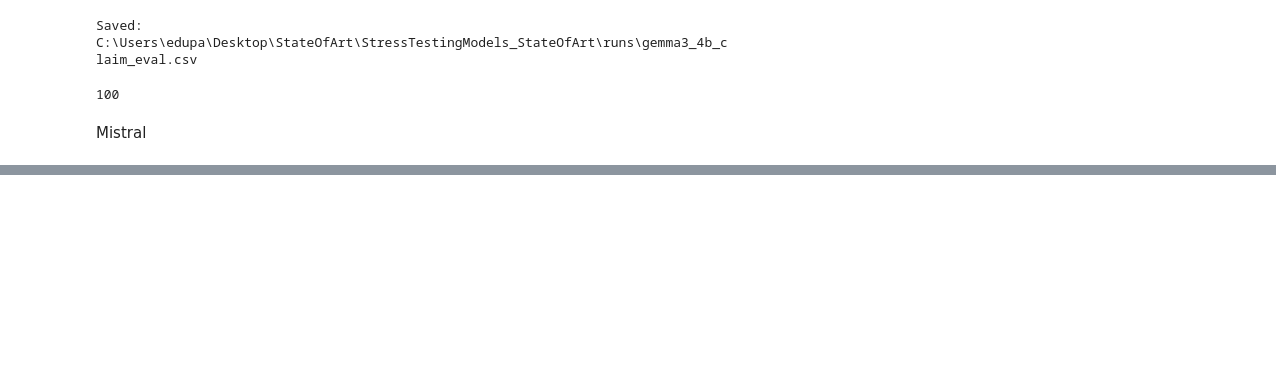
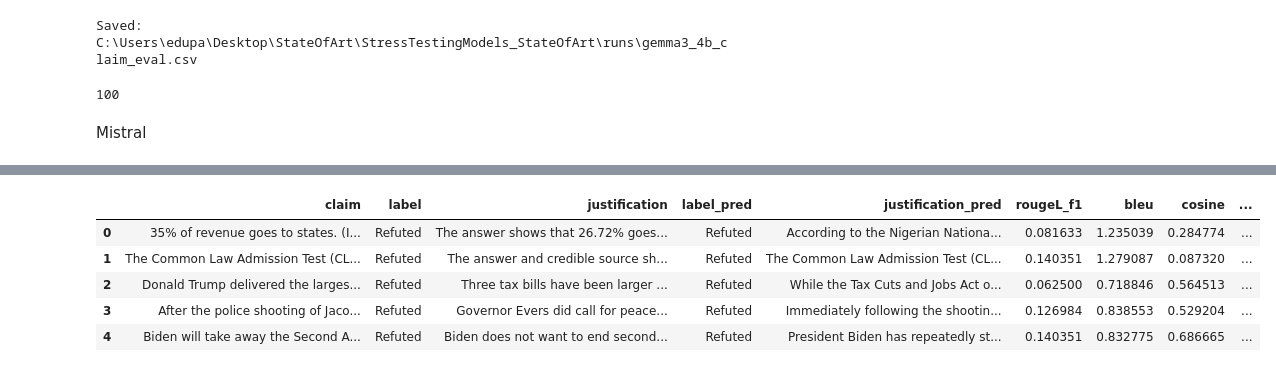
Before and after one commit to zammelRocks/StressTestingModels_StateOfArt, a Jupyter notebook: EvaluateDifferentModels.ipynb, the cells around one changed output, grey strips where cells are left out. Cells and saved outputs as stored; diff of their text form; code cells hidden in the pictures; blank space fills up the shorter version.

```diff
--- a/EvaluateDifferentModels.ipynb
+++ b/EvaluateDifferentModels.ipynb
@@ -170,7 +170,7 @@ def _extract_json_block(text: str):
     except Exception:
         return None
 
-def _exec(cmd, input_text=None, timeout=900):
+def _exec(cmd, input_text=None, timeout=9000):
     """Run a subprocess and capture output."""
     proc = subprocess.run(
         cmd,
@@ -181,7 +181,7 @@ def _exec(cmd, input_text=None, timeout=900):
     )
     return proc.returncode, (proc.stdout or ""), (proc.stderr or "")
 
-def ask_ollama(model: str, claim: str, system: str = INSTRUCTION, timeout: int = 900):
+def ask_ollama(model: str, claim: str, system: str = INSTRUCTION, timeout: int = 9000):
     """
     Use `ollama run` with multiple fallback styles to support older CLIs.
     Returns: (raw_text, label_pred, justification_pred)
@@ -453,0 +375,82 @@ Saved: C:\Users\edupa\Desktop\StateOfArt\StressTestingModels_StateOfArt\runs\mis
+# %%
+DATASET_PATH = "data/refuted_claims.json"  # <-- set to your JSON file (array or JSONL)
+MODEL = (MODEL or "").strip()         # e.g., "qwen3:4b", "mistral:7b", "gemma3:4b"
+OUTDIR = "runs"
+LANG = "en"                   # language code for BERTScore baseline rescaling
+# %%
+import pandas as pd
+import concurrent.futures
+from tqdm import tqdm
+
+# --- CONFIG ---
+MAX_WORKERS = 4          # number of parallel threads
+MODEL_TIMEOUT = 300      # seconds per model call
+EVAL_LIMIT = 500         # number of rows to evaluate
+
+subset = clean[:EVAL_LIMIT]
+rows = []
+
+# --- Safe model call wrapper ---
+def safe_ask_ollama(row):
+    claim = row["claim"]
+    gt_label = row["label"]
+    gt_just = row["justification"]
+
+    try:
+        raw, label_pred, just_pred = ask_ollama(MODEL, claim)
+        if not just_pred:
+            raise ValueError("Empty justification")
+
+        # Metrics
+        rouge = rougeL_f1(just_pred, gt_just)
+        bleu = bleu_sentence(just_pred, gt_just)
+        cos = cosine_sbert(just_pred, gt_just)
+        if cos is None:
+            cos = cosine_tfidf(just_pred, gt_just)
+        bert_f1 = bertscore_f1(just_pred, gt_just, lang=LANG)
+
+        return {
+            "claim": claim,
+            "label": gt_label,
+            "justification": gt_just,
+            "label_pred": label_pred,
+            "justification_pred": just_pred,
+            "rougeL_f1": rouge,
+            "bleu": bleu,
+            "cosine": cos,
+            "bertscore_f1": bert_f1,
+        }
+
+    except Exception as e:
+        return {
+            "claim": claim,
+            "label": gt_label,
+            "error": str(e),
+        }
+
+
+# --- Parallel Execution with Timeout ---
+results = []
+with concurrent.futures.ThreadPoolExecutor(max_workers=MAX_WORKERS) as executor:
+    futures = {executor.submit(safe_ask_ollama, row): row for row in subset}
+    for future in tqdm(concurrent.futures.as_completed(futures), total=len(futures), desc="Evaluating"):
+        try:
+            result = future.result(timeout=MODEL_TIMEOUT)
+            results.append(result)
+        except concurrent.futures.TimeoutError:
+            claim = futures[future]["claim"]
+            print(f"⚠️ Timeout for claim: {claim[:60]}...")
+            results.append({
+                "claim": claim,
+                "error": "Timeout"
+            })
+
+# --- Combine results ---
+df = pd.DataFrame(results)
+
+# --- Save to CSV for safety ---
+df.to_csv("ollama_eval_results.csv", index=False)
+
+print("✅ Evaluation completed!")
+df.head()
+# %% [output]
@@ -453,0 +475,6 @@ Saved: C:\Users\edupa\Desktop\StateOfArt\StressTestingModels_StateOfArt\runs\mis
+|  | claim | label | justification | label_pred | justification_pred | rougeL_f1 | bleu | cosine | ... |
+| 0 | 35% of revenue goes to states. (I... | Refuted | The answer shows that 26.72% goes... | Refuted | According to the Nigerian Nationa... | 0.081633 | 1.235039 | 0.284774 | ... |
+| 1 | The Common Law Admission Test (CL... | Refuted | The answer and credible source sh... | Refuted | The Common Law Admission Test (CL... | 0.140351 | 1.279087 | 0.087320 | ... |
+| 2 | Donald Trump delivered the larges... | Refuted | Three tax bills have been larger ... | Refuted | While the Tax Cuts and Jobs Act o... | 0.062500 | 0.718846 | 0.564513 | ... |
+| 3 | After the police shooting of Jaco... | Refuted | Governor Evers did call for peace... | Refuted | Immediately following the shootin... | 0.126984 | 0.838553 | 0.529204 | ... |
+| 4 | Biden will take away the Second A... | Refuted | Biden does not want to end second... | Refuted | President Biden has repeatedly st... | 0.140351 | 0.832775 | 0.686665 | ... |
```
Also changed, not shown: parts of 6 cells of this notebook, 1 other file.
